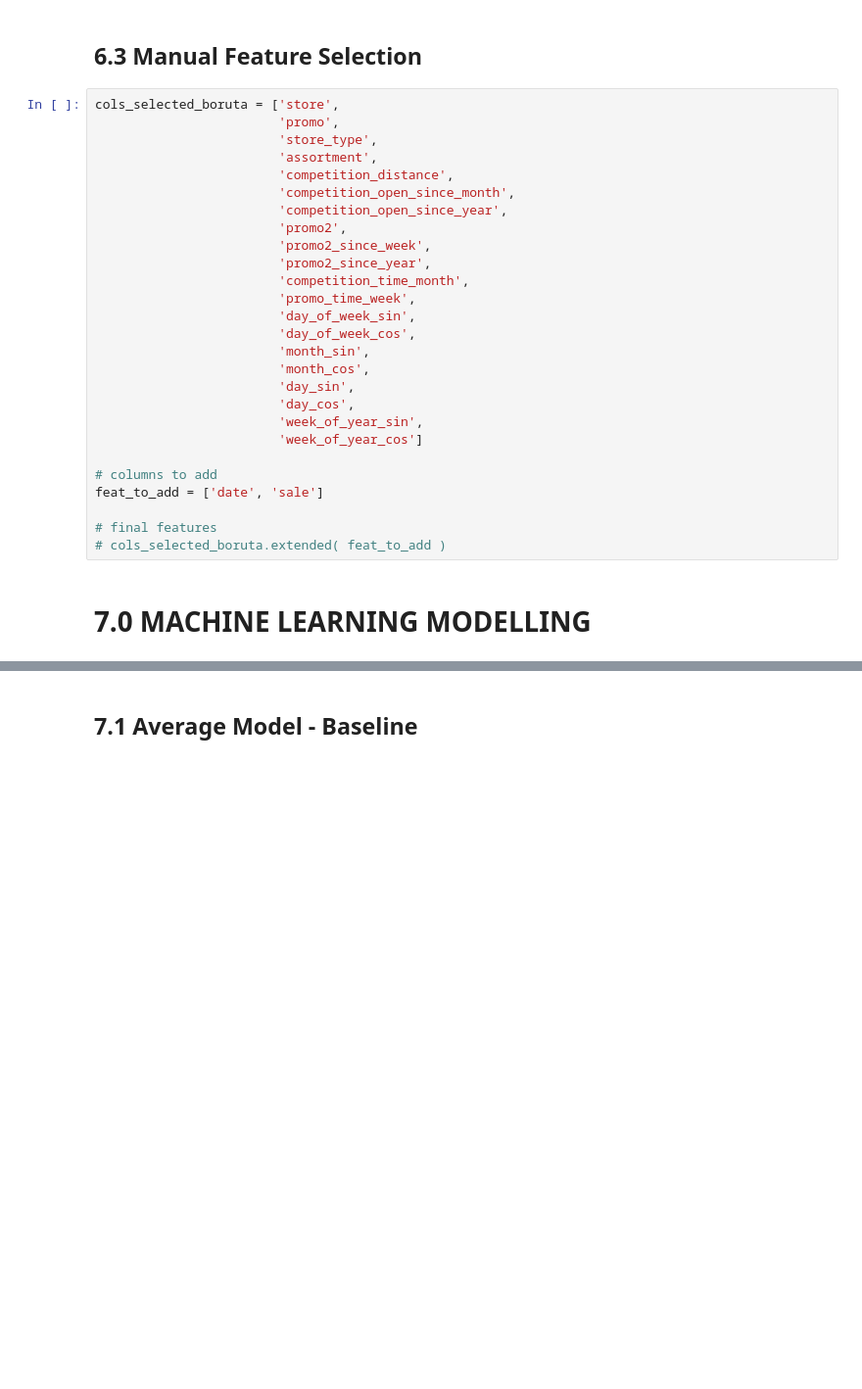
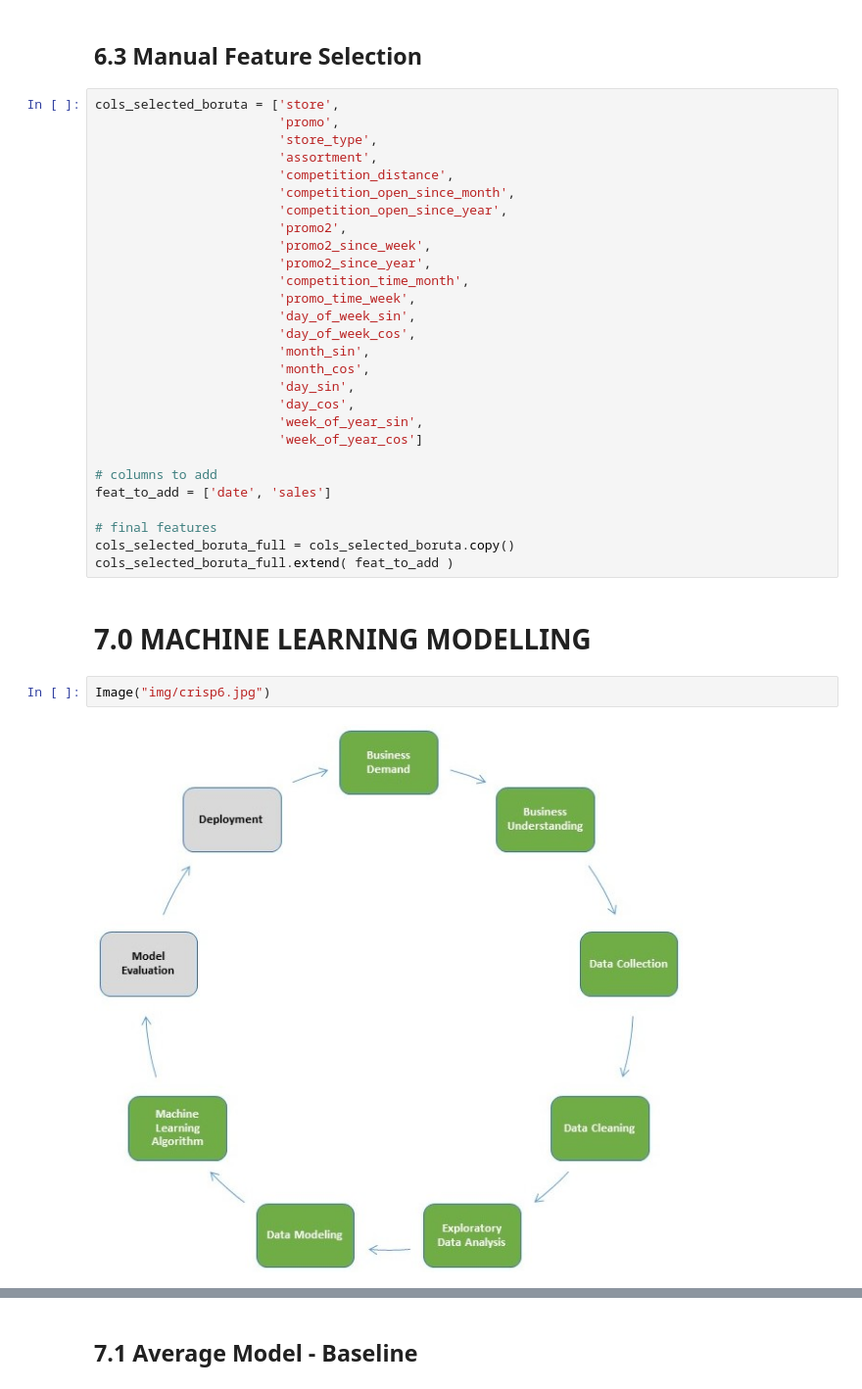
Before and after one commit to fabyosr/DataScienceEmProducao, a Jupyter notebook: m04_v01_store_sales_prediction.ipynb, the cells around one changed output, grey strips where cells are left out. Shown at 98% size. Drawn from its saved outputs; the diff is of its cells as text; blank space fills up the shorter version.

```diff
--- a/m04_v01_store_sales_prediction.ipynb
+++ b/m04_v01_store_sales_prediction.ipynb
@@ -1051,12 +1134,17 @@ cols_selected_boruta = ['store',
                         'week_of_year_cos']
 
 # columns to add
-feat_to_add = ['date', 'sale']
+feat_to_add = ['date', 'sales']
 
 # final features
-# cols_selected_boruta.extended( feat_to_add )
+cols_selected_boruta_full = cols_selected_boruta.copy()
+cols_selected_boruta_full.extend( feat_to_add )
 # %% [markdown]
 # 7.0 MACHINE LEARNING MODELLING
+# %%
+Image("img/crisp6.jpg")
+# %% [output]
+[figure, added]
 # %%
 x_train = X_train[ cols_selected_boruta ]
 x_test = X_test[cols_selected_boruta]
```
Also changed, not shown: parts of 50 cells of this notebook.
